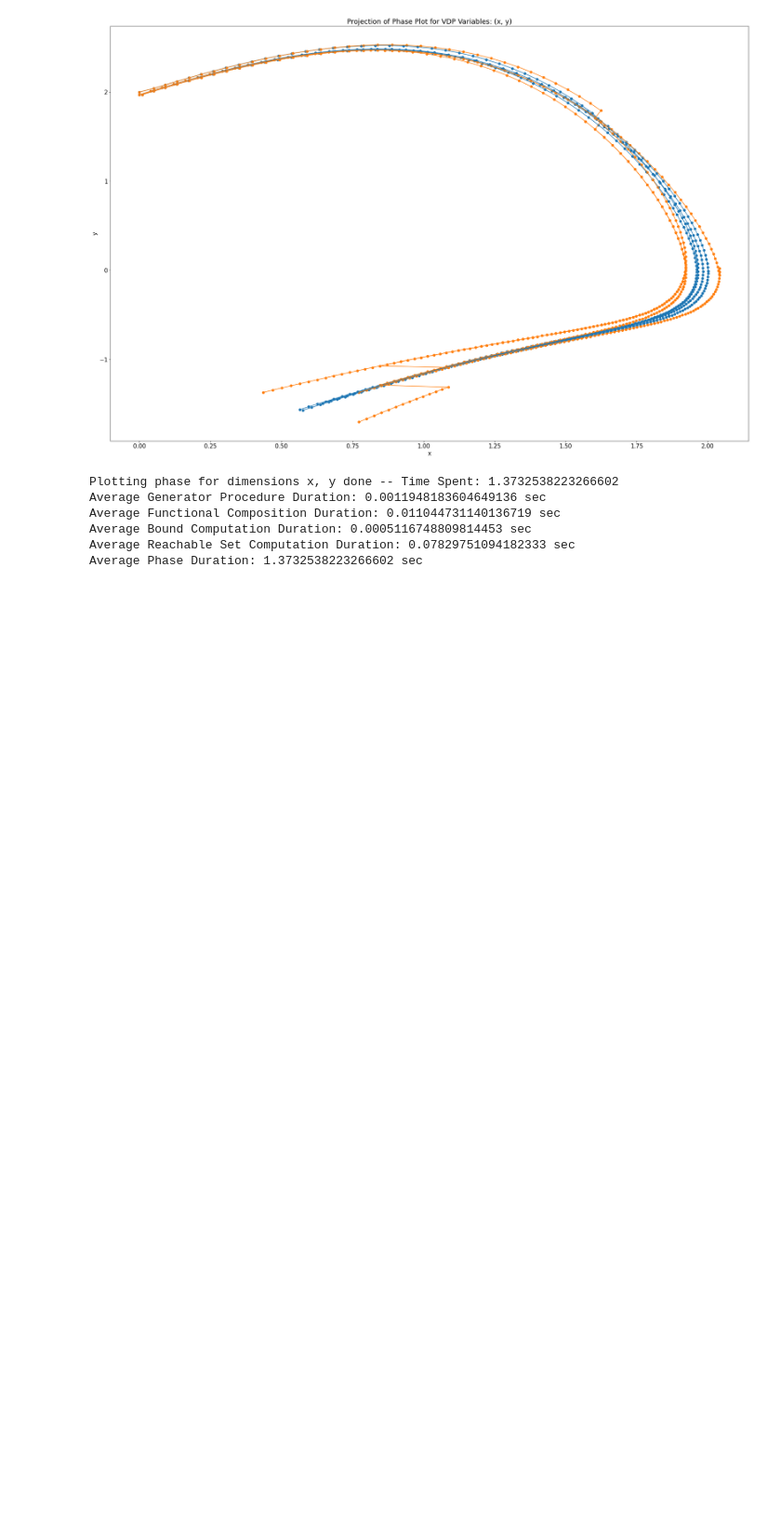
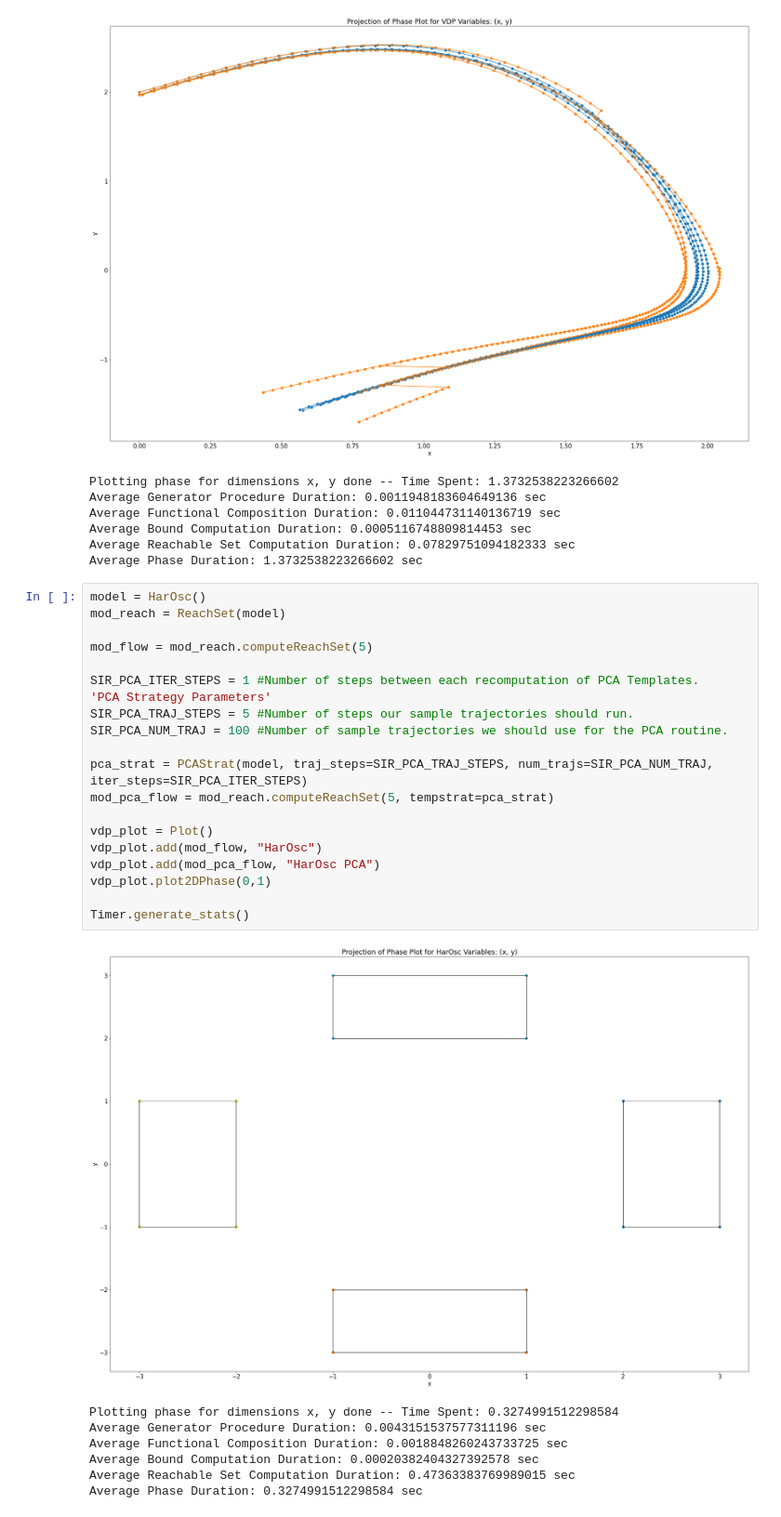
Before and after one commit to Tarheel-Formal-Methods/kaa-dynamic, a Jupyter notebook: vdp-test.ipynb, the cells around one changed output. Shown: that part at 93% size. Saved outputs shown, nothing was run; the diff lists cells and outputs as text; blank space fills up the shorter version.

Commit message:
fixed HalfSpaceIntersection plotting to give correct output for harmonic oscillator

```diff
--- a/vdp-test.ipynb
+++ b/vdp-test.ipynb
@@ -35,3 +36,31 @@ Average Functional Composition Duration: 0.011044731140136719 sec
 Average Bound Computation Duration: 0.0005116748809814453 sec
 Average Reachable Set Computation Duration: 0.07829751094182333 sec
 Average Phase Duration: 1.3732538223266602 sec
+# %%
+model = HarOsc()
+mod_reach = ReachSet(model)
+
+mod_flow = mod_reach.computeReachSet(5)
+
+SIR_PCA_ITER_STEPS = 1 #Number of steps between each recomputation of PCA Templates.
+'PCA Strategy Parameters'
+SIR_PCA_TRAJ_STEPS = 5 #Number of steps our sample trajectories should run.
+SIR_PCA_NUM_TRAJ = 100 #Number of sample trajectories we should use for the PCA routine.
+
+pca_strat = PCAStrat(model, traj_steps=SIR_PCA_TRAJ_STEPS, num_trajs=SIR_PCA_NUM_TRAJ, iter_steps=SIR_PCA_ITER_STEPS)
+mod_pca_flow = mod_reach.computeReachSet(5, tempstrat=pca_strat)
+
+vdp_plot = Plot()
+vdp_plot.add(mod_flow, "HarOsc")
+vdp_plot.add(mod_pca_flow, "HarOsc PCA")
+vdp_plot.plot2DPhase(0,1)
+
+Timer.generate_stats()
+# %% [output]
+[figure, added]
+Plotting phase for dimensions x, y done -- Time Spent: 0.3274991512298584
+Average Generator Procedure Duration: 0.0043151537577311196 sec
+Average Functional Composition Duration: 0.0018848260243733725 sec
+Average Bound Computation Duration: 0.00020382404327392578 sec
+Average Reachable Set Computation Duration: 0.47363383769989015 sec
+Average Phase Duration: 0.3274991512298584 sec
```
Also changed, not shown: parts of 1 cell of this notebook, 2 other files.
